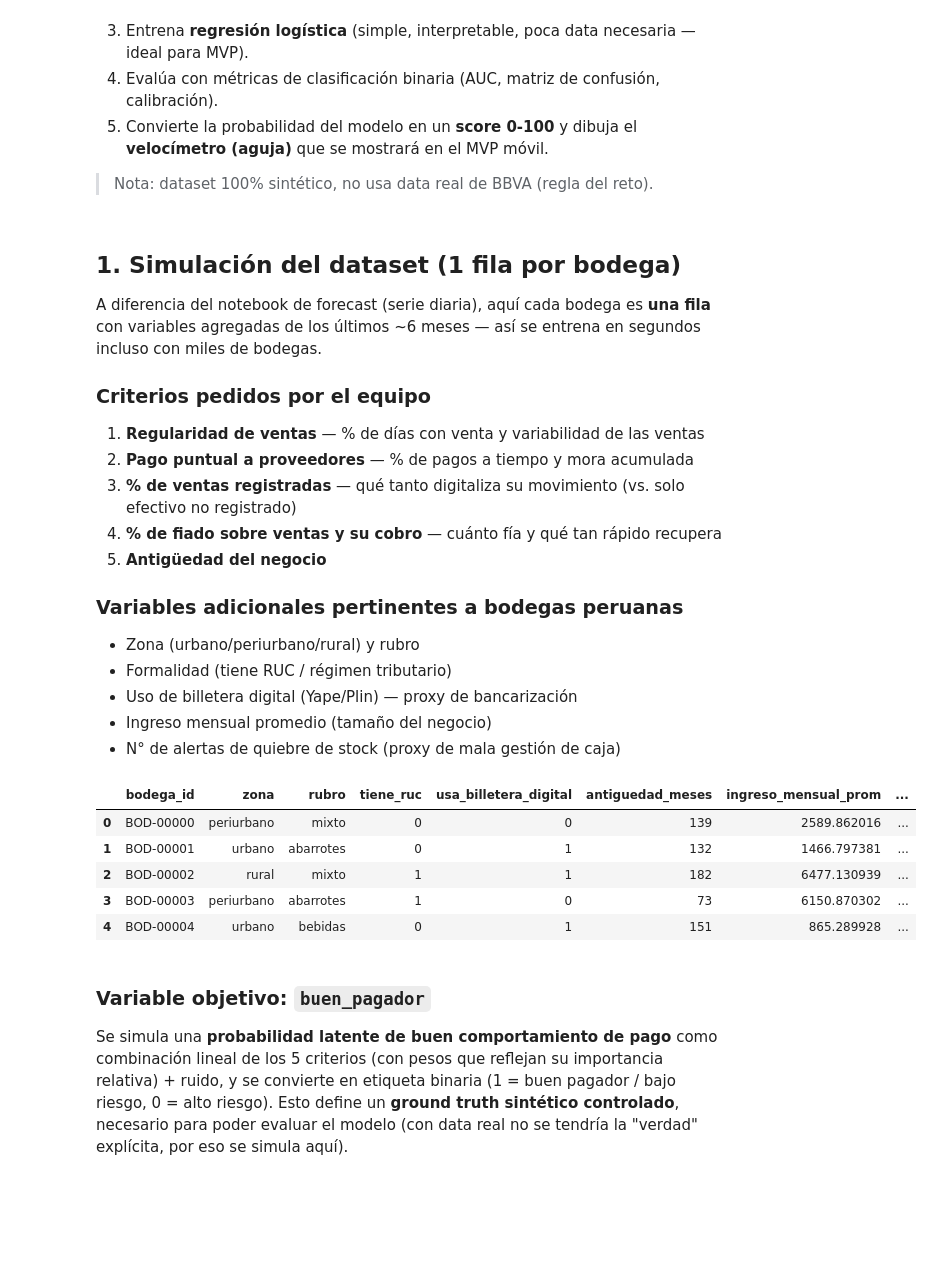
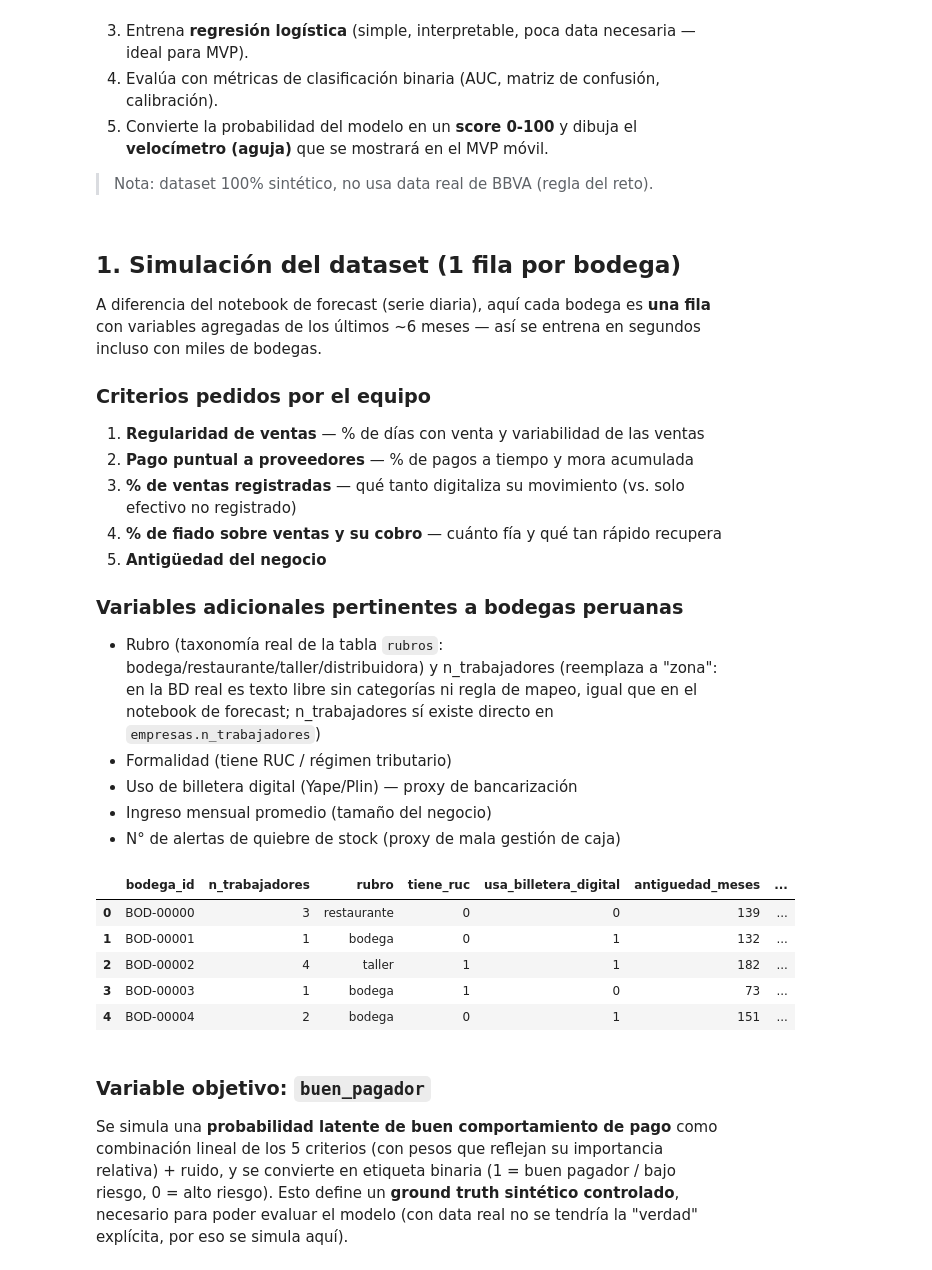
Before and after one commit to 24pedro24daniel-prog/Hackathon_BBVA_Equipo_7, a Jupyter notebook: modelo/credit_scoring_bodegas_logreg.ipynb, the cells around one changed output. Saved outputs shown, nothing was run; the diff lists cells and outputs as text; code cells hidden in the pictures; blank space fills up the shorter version.

```diff
--- a/modelo/credit_scoring_bodegas_logreg.ipynb
+++ b/modelo/credit_scoring_bodegas_logreg.ipynb
@@ -39,7 +39,9 @@ A diferencia del notebook de forecast (serie diaria), aquí cada bodega es **una
 5. **Antigüedad del negocio**
 
 ### Variables adicionales pertinentes a bodegas peruanas
-- Zona (urbano/periurbano/rural) y rubro
+- Rubro (taxonomía real de la tabla `rubros`: bodega/restaurante/taller/distribuidora) y n_trabajadores
+  (reemplaza a "zona": en la BD real es texto libre sin categorías ni regla de mapeo, igual que en el
+  notebook de forecast; n_trabajadores sí existe directo en `empresas.n_trabajadores`)
 - Formalidad (tiene RUC / régimen tributario)
 - Uso de billetera digital (Yape/Plin) — proxy de bancarización
 - Ingreso mensual promedio (tamaño del negocio)
@@ -47,8 +49,11 @@ A diferencia del notebook de forecast (serie diaria), aquí cada bodega es **una
 # %%
 N_BODEGAS = 4000  # miles de bodegas, dataset liviano (1 fila c/u)
 
-zonas = rng.choice(["urbano", "periurbano", "rural"], size=N_BODEGAS, p=[0.5, 0.35, 0.15])
-rubros = rng.choice(["abarrotes", "bebidas", "mixto", "panaderia"], size=N_BODEGAS, p=[0.45, 0.15, 0.30, 0.10])
+# rubro: taxonomía real de la tabla `rubros` del modelo de datos (antes: categorías inventadas
+# sin equivalente en la BD). n_trabajadores reemplaza a "zona": existe directo en
+# empresas.n_trabajadores, mientras que zona es texto libre sin regla de mapeo acordada.
+rubros = rng.choice(["bodega", "restaurante", "taller", "distribuidora"], size=N_BODEGAS, p=[0.70, 0.15, 0.08, 0.07])
+n_trabajadores = rng.choice([1, 2, 3, 4, 5], size=N_BODEGAS, p=[0.45, 0.25, 0.15, 0.10, 0.05])
 tiene_ruc = rng.random(N_BODEGAS) < 0.55
 usa_billetera_digital = rng.random(N_BODEGAS) < 0.40
 
@@ -70,40 +75,40 @@ dias_mora_promedio = np.clip(rng.exponential(5, N_BODEGAS) * (1 - pct_pagos_a_ti
 escala_digital = np.where(usa_billetera_digital | tiene_ruc, 2.0, 6.0)
 dias_desde_ultimo_registro = np.clip(rng.exponential(escala_digital), 0, 45)
 
 # --- 4. % de fiado sobre ventas y su cobro ---
 pct_fiado_sobre_ventas = np.clip(rng.normal(0.20, 0.12, N_BODEGAS), 0, 0.7)
 pct_fiado_cobrado_a_tiempo = np.clip(rng.normal(0.70, 0.20, N_BODEGAS), 0, 1)
 
 # --- 5. Antigüedad ya generada arriba ---
 
 # --- Adicionales ---
 n_alertas_quiebre_stock = rng.poisson(lam=np.clip(1.5 - pct_dias_con_venta, 0.1, None) * 4, size=N_BODEGAS)
 
 bodegas = pd.DataFrame({
     "bodega_id": [f"BOD-{i:05d}" for i in range(N_BODEGAS)],
-    "zona": zonas,
+    "n_trabajadores": n_trabajadores,
     "rubro": rubros,
     "tiene_ruc": tiene_ruc.astype(int),
     "usa_billetera_digital": usa_billetera_digital.astype(int),
     "antiguedad_meses": antiguedad_meses,
     "ingreso_mensual_prom": ingreso_mensual_prom,
     "pct_dias_con_venta": pct_dias_con_venta,
     "cv_ventas": cv_ventas,
     "pct_pagos_a_tiempo": pct_pagos_a_tiempo,
     "dias_mora_promedio": dias_mora_promedio,
     "dias_desde_ultimo_registro": dias_desde_ultimo_registro,
     "pct_fiado_sobre_ventas": pct_fiado_sobre_ventas,
     "pct_fiado_cobrado_a_tiempo": pct_fiado_cobrado_a_tiempo,
     "n_alertas_quiebre_stock": n_alertas_quiebre_stock,
 })
 bodegas.head()
 # %% [output]
-|  | bodega_id | zona | rubro | tiene_ruc | usa_billetera_digital | antiguedad_meses | ingreso_mensual_prom | ... |
-| 0 | BOD-00000 | periurbano | mixto | 0 | 0 | 139 | 2589.862016 | ... |
-| 1 | BOD-00001 | urbano | abarrotes | 0 | 1 | 132 | 1466.797381 | ... |
-| 2 | BOD-00002 | rural | mixto | 1 | 1 | 182 | 6477.130939 | ... |
-| 3 | BOD-00003 | periurbano | abarrotes | 1 | 0 | 73 | 6150.870302 | ... |
-| 4 | BOD-00004 | urbano | bebidas | 0 | 1 | 151 | 865.289928 | ... |
+|  | bodega_id | n_trabajadores | rubro | tiene_ruc | usa_billetera_digital | antiguedad_meses | ... |
+| 0 | BOD-00000 | 3 | restaurante | 0 | 0 | 139 | ... |
+| 1 | BOD-00001 | 1 | bodega | 0 | 1 | 132 | ... |
+| 2 | BOD-00002 | 4 | taller | 1 | 1 | 182 | ... |
+| 3 | BOD-00003 | 1 | bodega | 1 | 0 | 73 | ... |
+| 4 | BOD-00004 | 2 | bodega | 0 | 1 | 151 | ... |
 # %% [markdown]
 ### Variable objetivo: `buen_pagador`
 
```
Also changed, not shown: parts of 6 cells of this notebook, 4 other files.
